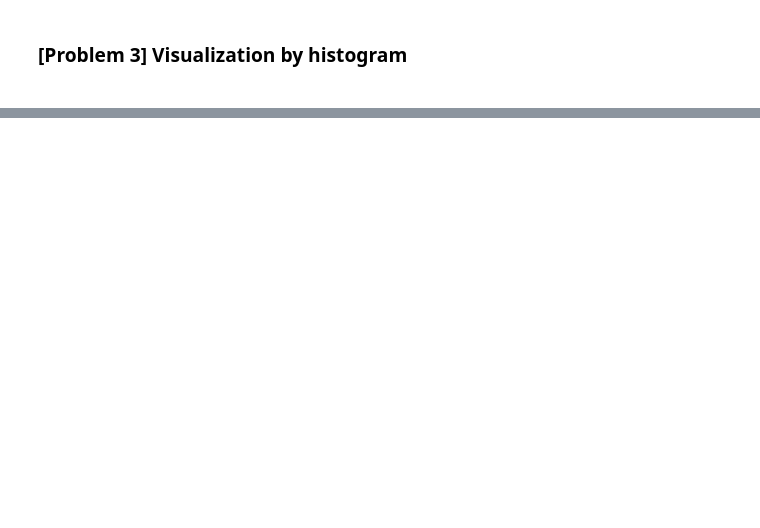
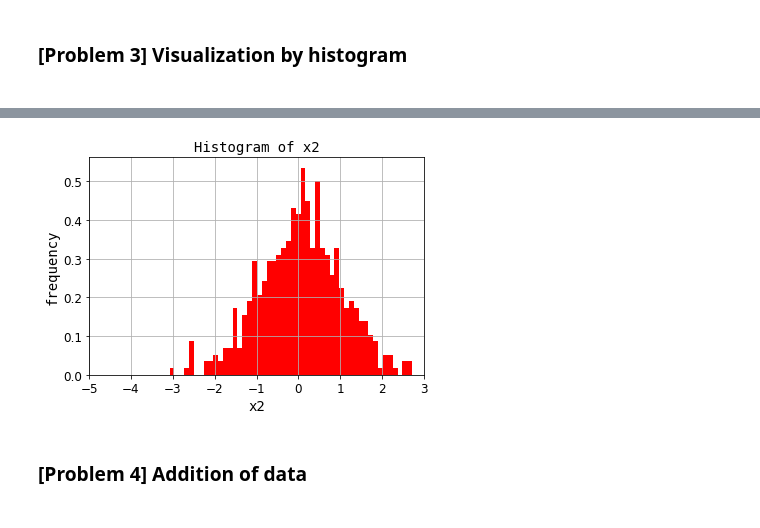
Before and after one commit to goriummaximum/diveintocode-ml, a Jupyter notebook: Assignments/Week2/Mathematics_pre-class_assignment/ass2/code.ipynb, the cells around one changed output, grey strips where cells are left out. Cells and saved outputs as stored; diff of their text form; code cells hidden in the pictures; blank space fills up the shorter version.

```diff
--- a/Assignments/Week2/Mathematics_pre-class_assignment/ass2/code.ipynb
+++ b/Assignments/Week2/Mathematics_pre-class_assignment/ass2/code.ipynb
@@ -51,0 +63,13 @@ plt.show()
+# %%
+plt.grid()
+plt.title("Histogram of x2", fontdict=font)
+plt.xlabel("x2", fontdict=font)
+plt.ylabel("frequency", fontdict=font)
+plt.tick_params(labelsize=12)
+plt.hist(random_data[:, 1],bins=50, density=True, color="red")
+plt.xlim(left = -5, right = 3)
+plt.show()
+# %% [output]
+[figure, added]
+# %% [markdown]
+<h3>[Problem 4] Addition of data<h3>
```
Also changed, not shown: parts of 11 cells of this notebook.
